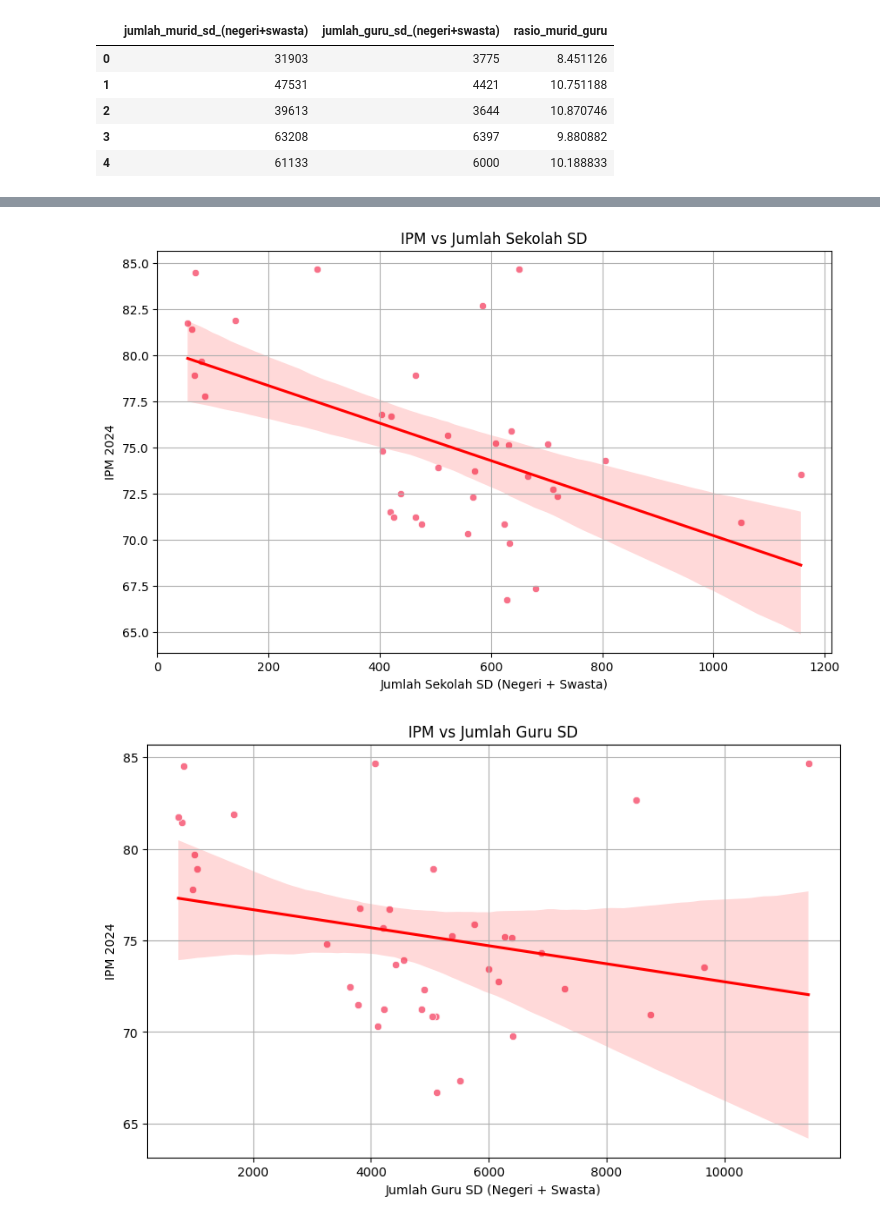
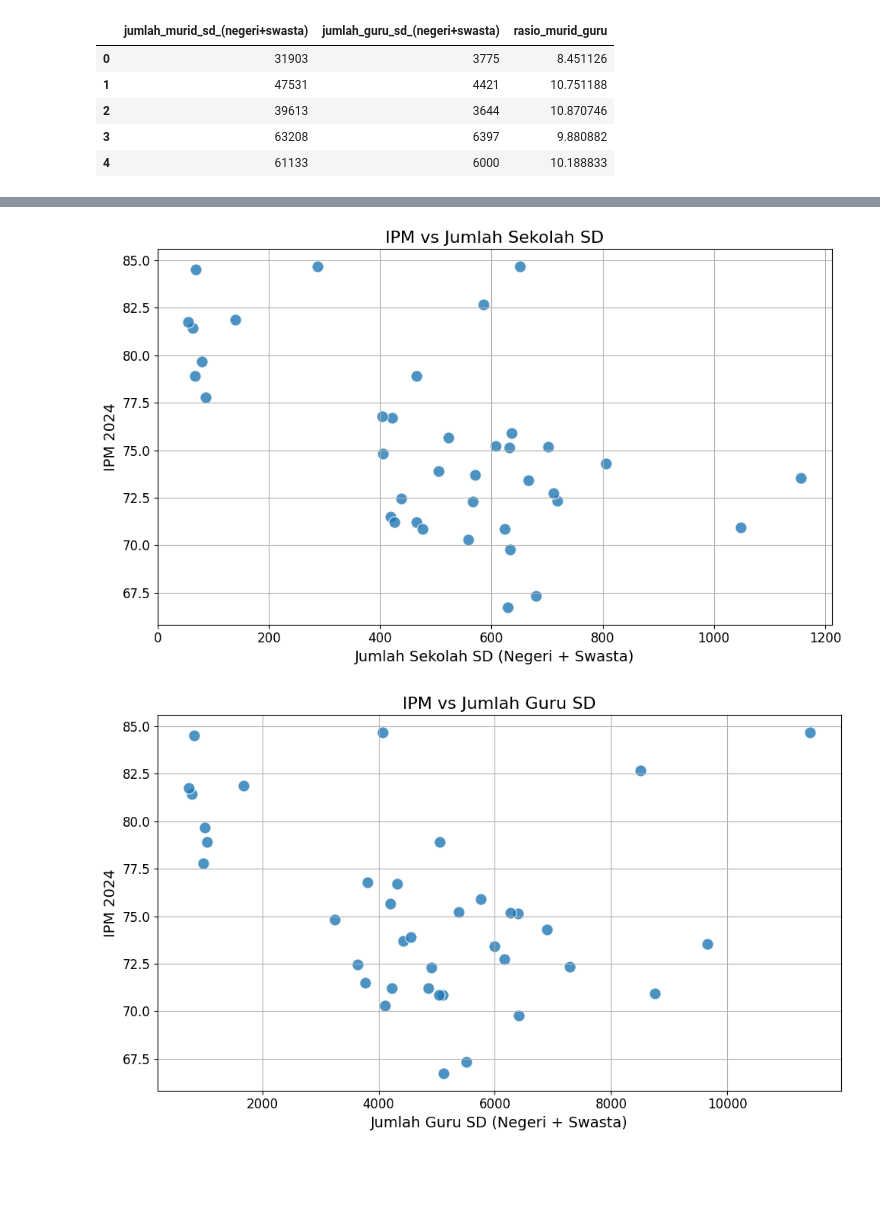
Before and after one commit to ariez-cyber/data-wrangling-sekolah-dasar-jatim, a Jupyter notebook: wrangle_jatim.ipynb, the cells around one changed output, grey strips where cells are left out. Cells and saved outputs as stored; diff of their text form; code cells hidden in the pictures; blank space fills up the shorter version.

```diff
--- a/wrangle_jatim.ipynb
+++ b/wrangle_jatim.ipynb
@@ -231,7 +144,0 @@ df_excel.head()
-# %%
-for col in numeric_cols:
-    print(f"\n=== {col} ===")
-    print("Original:")
-    print(df_excel[col].describe())
-    print("\nWinsorized:")
-    print(df_excel[col + '_winsorized'].describe())
@@ -334,13 +144,0 @@ indeks_pembangunan_manusia_2024: winsorized ke indeks_pembangunan_manusia_2024_w
-# %%
-# CEK PERBEDAAN SEBELUM SESUDAH
-print("\n VALIDASI")
-for col in numeric_cols_needed:
-    original = col + '_original'
-    winsorized = col + '_win'
-
-    if original in df_excel_clean.columns and winsorized in df_excel_clean.columns:
-        diff_count = (df_excel_clean[original] != df_excel_clean[winsorized]).sum()
-        print(f"{col}: {diff_count} values modified by winsorization")
-
-        print(f"   Original  - min: {df_excel_clean[original].min():.2f}, max: {df_excel_clean[original].max():.2f}")
-        print(f"   Winsorized - min: {df_excel_clean[winsorized].min():.2f}, max: {df_excel_clean[winsorized].max():.2f}")
@@ -743,45 +520,49 @@ plt.show()
 # %%
 plt.figure(figsize=(10,6))
+
 sns.scatterplot(
     x='jumlah_sekolah_sd_(negeri+swasta)',
     y='indeks_pembangunan_manusia_2024',
-    data=df_final_clean
+    data=df_final_clean,
+    s=120,
+    alpha=0.8
 )
-sns.regplot(
-    x='jumlah_sekolah_sd_(negeri+swasta)',
-    y='indeks_pembangunan_manusia_2024',
-    data=df_final_clean,
-    scatter=False,
-    color='red'
-)
-plt.title('IPM vs Jumlah Sekolah SD')
-plt.xlabel('Jumlah Sekolah SD (Negeri + Swasta)')
-plt.ylabel('IPM 2024')
+
+plt.title('IPM vs Jumlah Sekolah SD', fontsize=16)
+plt.xlabel('Jumlah Sekolah SD (Negeri + Swasta)', fontsize=14)
+plt.ylabel('IPM 2024', fontsize=14)
+
+plt.xticks(fontsize=12)
+plt.yticks(fontsize=12)
+
 plt.grid(True)
+plt.tight_layout()
 plt.show()
 # %% [output]
-[figure, old version]
+[figure, new version]
 # %%
 plt.figure(figsize=(10,6))
+
 sns.scatterplot(
     x='jumlah_guru_sd_(negeri+swasta)',
     y='indeks_pembangunan_manusia_2024',
-    data=df_final_clean
+    data=df_final_clean,
+    s=120,
+    alpha=0.8
 )
-sns.regplot(
-    x='jumlah_guru_sd_(negeri+swasta)',
-    y='indeks_pembangunan_manusia_2024',
-    data=df_final_clean,
-    scatter=False,
-    color='red'
-)
-plt.title('IPM vs Jumlah Guru SD')
-plt.xlabel('Jumlah Guru SD (Negeri + Swasta)')
-plt.ylabel('IPM 2024')
+
+plt.title('IPM vs Jumlah Guru SD', fontsize=16)
+plt.xlabel('Jumlah Guru SD (Negeri + Swasta)', fontsize=14)
+plt.ylabel('IPM 2024', fontsize=14)
+
+plt.xticks(fontsize=12)
+plt.yticks(fontsize=12)
+
 plt.grid(True)
+plt.tight_layout()
 plt.show()
 # %% [output]
-[figure, old version]
+[figure, new version]
 # %%
 plt.figure(figsize=(10,6))
 sns.scatterplot(
```
Also changed, not shown: parts of 28 cells of this notebook, 7 other files.
